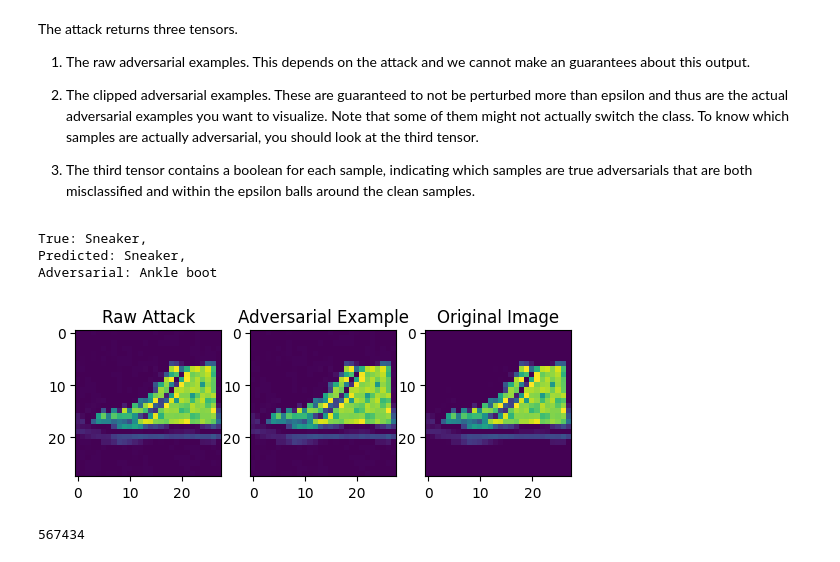
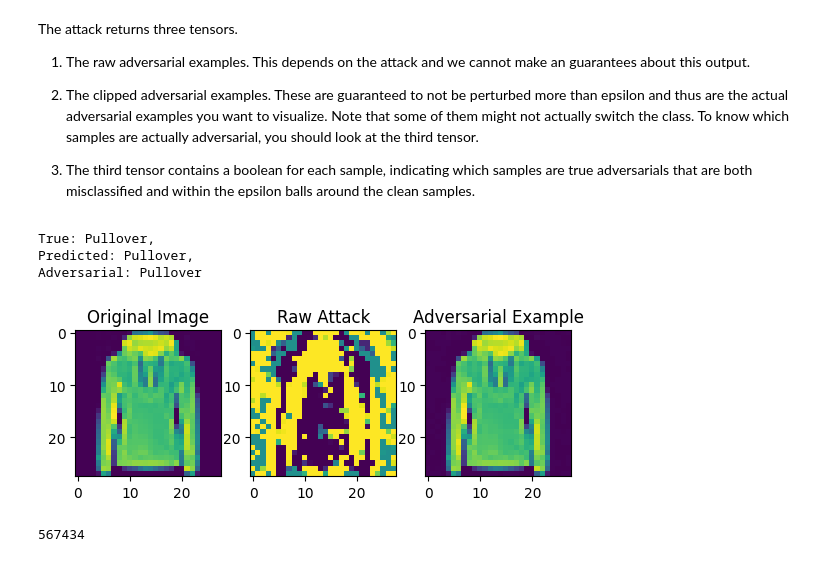
Before and after one commit to suessflorian/biological-neurons, a Jupyter notebook: Baseline Models/Testing Notebook.ipynb, the cells around one changed output. Drawn from its saved outputs; the diff is of its cells as text; code cells hidden in the pictures.

```diff
--- a/Baseline Models/Testing Notebook.ipynb
+++ b/Baseline Models/Testing Notebook.ipynb
@@ -135,22 +133,22 @@ The attack returns three tensors.
 
 3. The third tensor contains a boolean for each sample, indicating which samples are true adversarials that are both misclassified and within the epsilon balls around the clean samples.
 # %%
-index = 10
+index = 13
 
 fig, axs = plt.subplots(1,3)
-axs[0].imshow(raw[index,0])
-axs[1].imshow(clipped[index,0])
-axs[2].imshow(features[index,0])
-axs[0].set_title('Raw Attack')
-axs[1].set_title('Adversarial Example')
-axs[2].set_title('Original Image')
+axs[0].imshow(features[index].permute(1,2,0))
+axs[1].imshow((clipped - features)[index].permute(1,2,0))
+axs[2].imshow(clipped[index].permute(1,2,0))
+axs[0].set_title('Original Image')
+axs[1].set_title('Raw Attack')
+axs[2].set_title('Adversarial Example')
 
 print(f'True: {categories[labels[index]]},\nPredicted: {categories[original_predictions[index]]},\nAdversarial: {categories[adversarial_predictions[index]]}')
 # %% [output]
-True: Sneaker,
-Predicted: Sneaker,
-Adversarial: Ankle boot
+True: Pullover,
+Predicted: Pullover,
+Adversarial: Pullover
-[figure, old version]
+[figure, new version]
 # %%
 sum(p.numel() for p in model.parameters() if p.requires_grad)
 # %% [output]
```
Also changed, not shown: parts of 7 cells of this notebook.
